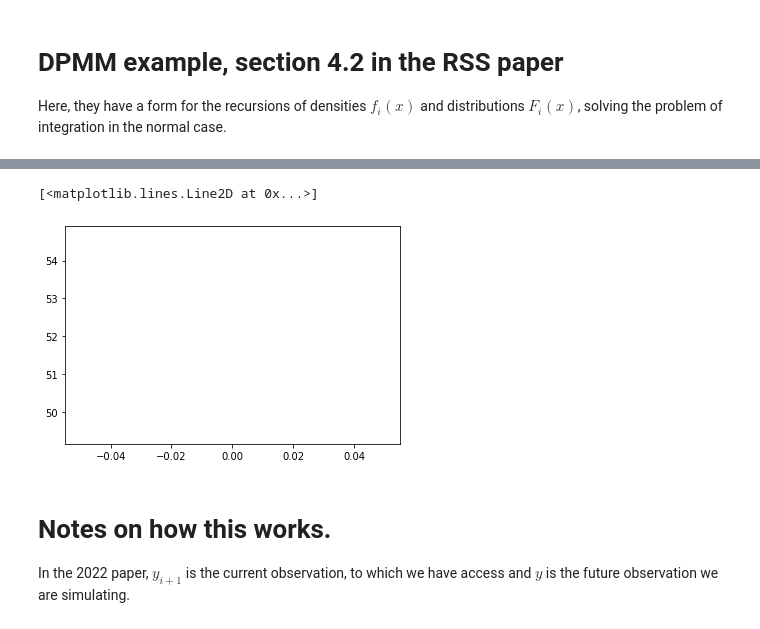
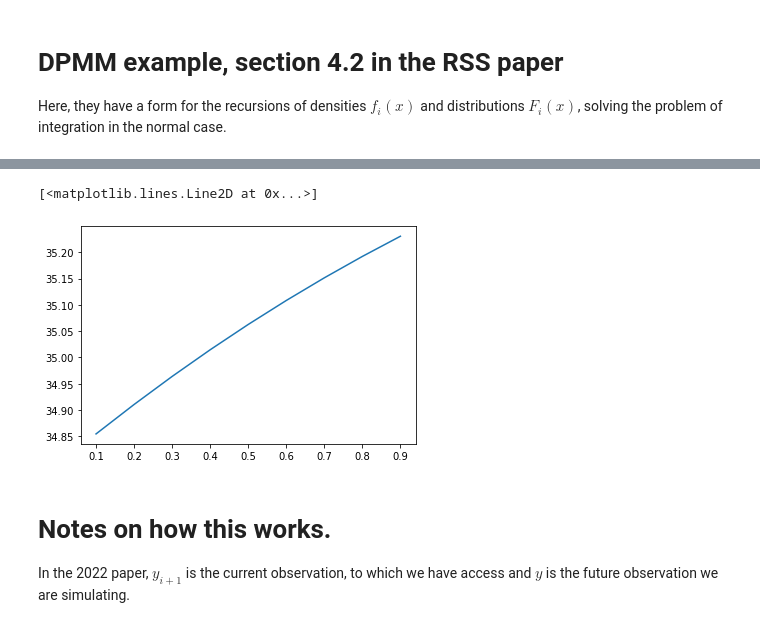
Before and after one commit to Huk-David/RSS-Discussion-paper-Martingale-Posterior-Distributions, a Jupyter notebook: Prequential Copulas - Code/Discussion paper - Notebook.ipynb, the cells around one changed output, grey strips where cells are left out. Saved outputs shown, nothing was run; the diff lists cells and outputs as text; code cells hidden in the pictures.

```diff
--- a/Prequential Copulas - Code/Discussion paper - Notebook.ipynb
+++ b/Prequential Copulas - Code/Discussion paper - Notebook.ipynb
@@ -249,12 +272,0 @@ def Energy_SR_via_IS(obs_,q_samples,q_evals_,p_targets):
-# %%
-IS_score = []
-for attempt in tqdm(range(1)):
-    q_samples = scs.t.rvs(df=1,size=500)
-    q_evals = scs.t.logpdf(q_samples,df=1)
-
-    IS_score.append(Energy_SR_via_IS(obs_=observed_data,q_samples=q_samples,q_evals_=q_evals,p_targets=f_list))
-
-plt.plot(IS_score)
-# %% [output]
-[<matplotlib.lines.Line2D at 0x...>]
-[figure, removed]
@@ -263,3 +273,8 @@ def f_call_rho(rho):
+# %%
+plt.plot(np.linspace(0.1,0.9,9),[f_call_rho(i/10) for i in np.linspace(0.1,0.9,9)])
+# %% [output]
+[<matplotlib.lines.Line2D at 0x...>]
+[figure, added]
 # %% [markdown]
 # Notes on how this works.
 
```
Also changed, not shown: parts of 16 cells of this notebook.
